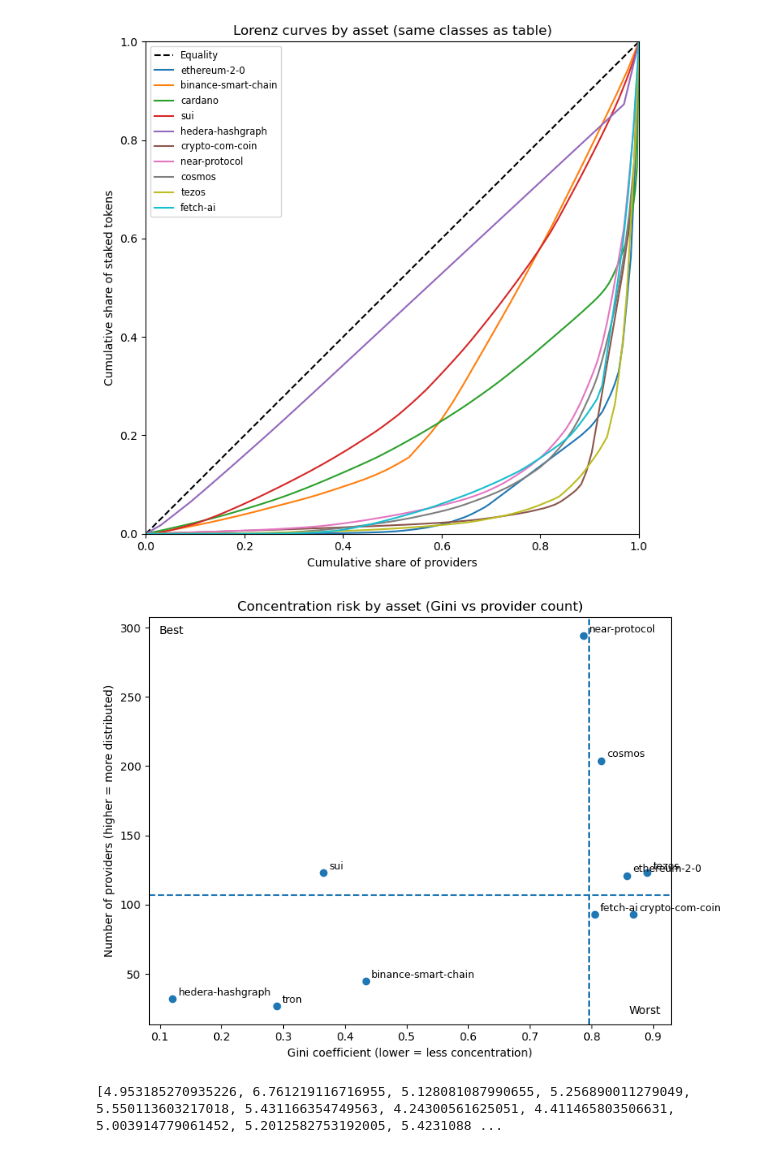
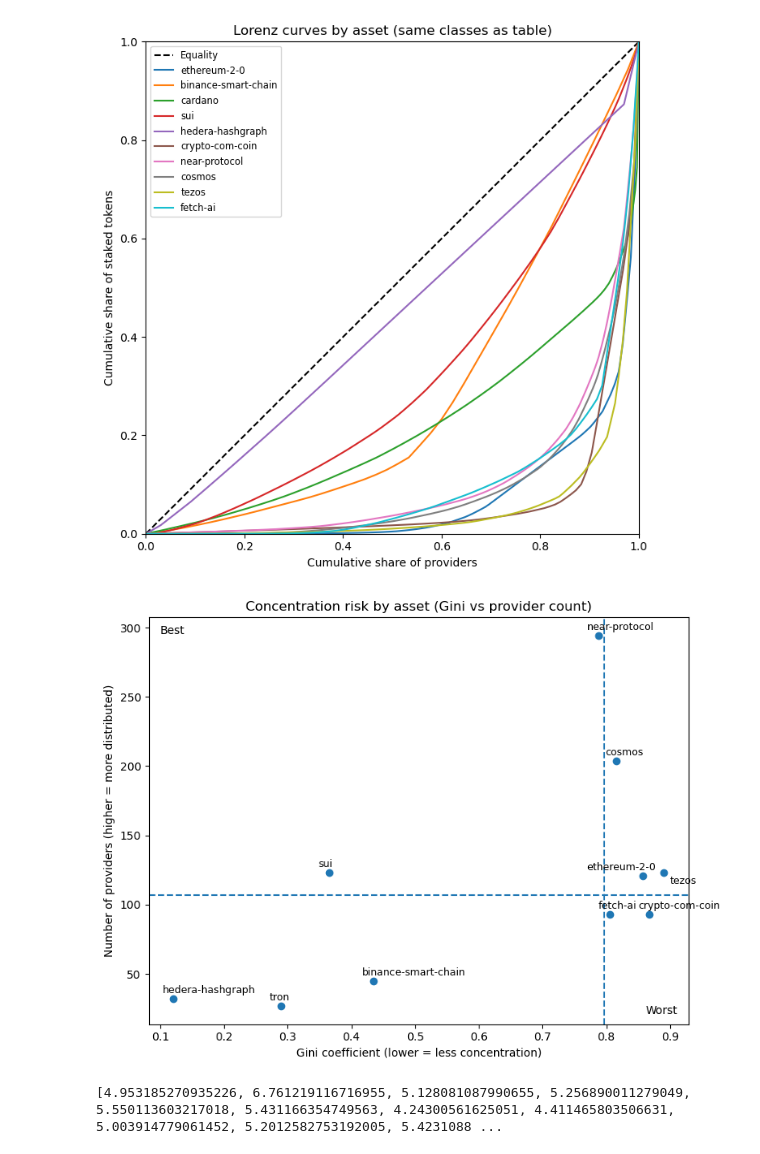
Before and after one commit to schwmi/StakingProviderConcentrationAnalysis, a Jupyter notebook: StakingRewardsExperiments.ipynb, the cells around one changed output. Saved outputs shown, nothing was run; the diff lists cells and outputs as text; code cells hidden in the pictures.

```diff
--- a/StakingRewardsExperiments.ipynb
+++ b/StakingRewardsExperiments.ipynb
@@ -1280,37 +1337,57 @@ df_filtered = df[df["coverage_included"] >= MIN_COVERAGE_INCLUDED]
 
 # choose quadrant split points
 x_cut = df_filtered[METRIC].median()          # vertical line (gini)
 y_cut = df_filtered["provider_count"].median() # horizontal line (providers)
 
 fig, ax = plt.subplots(figsize=(8, 6))
 
 # scatter
 ax.scatter(df_filtered[METRIC], df_filtered["provider_count"])
 
 # label points
+OFFSETS = {
+    "tezos": (5, -10),
+    "ethereum-2-0": (-50, 5),
+}
+
+DEFAULT_OFFSET = (-10, 5)
+
 for _, r in df_filtered.iterrows():
-    ax.annotate(r["asset"], (r[METRIC], r["provider_count"]), xytext=(5, 3),
-                textcoords="offset points", fontsize=9)
+    ax.annotate(
+        r["asset"],
+        (r[METRIC], r["provider_count"]),
+        xytext=OFFSETS.get(r["asset"], DEFAULT_OFFSET),
+        textcoords="offset points",
+        fontsize=9,
+    )
 
 # quadrant lines
 ax.axvline(x_cut, linestyle="--")
 ax.axhline(y_cut, linestyle="--")
 
 # axis labels / title
 ax.set_xlabel("Gini coefficient (lower = less concentration)")
 ax.set_ylabel("Number of providers (higher = more distributed)")
 ax.set_title("Concentration risk by asset (Gini vs provider count)")
 
 # optional: annotate quadrants
 ax.text(0.02, 0.98, "Best", transform=ax.transAxes,
         va="top")
 ax.text(0.98, 0.02, "Worst", transform=ax.transAxes,
         ha="right", va="bottom")
 
 plt.tight_layout()
-plt.show()
+#plt.show()
+
+#plt.tight_layout()
+
+plt.savefig(
+    "figures/provider_concentration_scatter.pdf",
+    format="pdf",
+    bbox_inches="tight",
+)
 # %% [output]
-[figure, old version]
+[figure, new version]
 # %%
 assets = [
     "ethereum-2-0",
```
Also changed, not shown: parts of 3 cells of this notebook, 3 other files.
